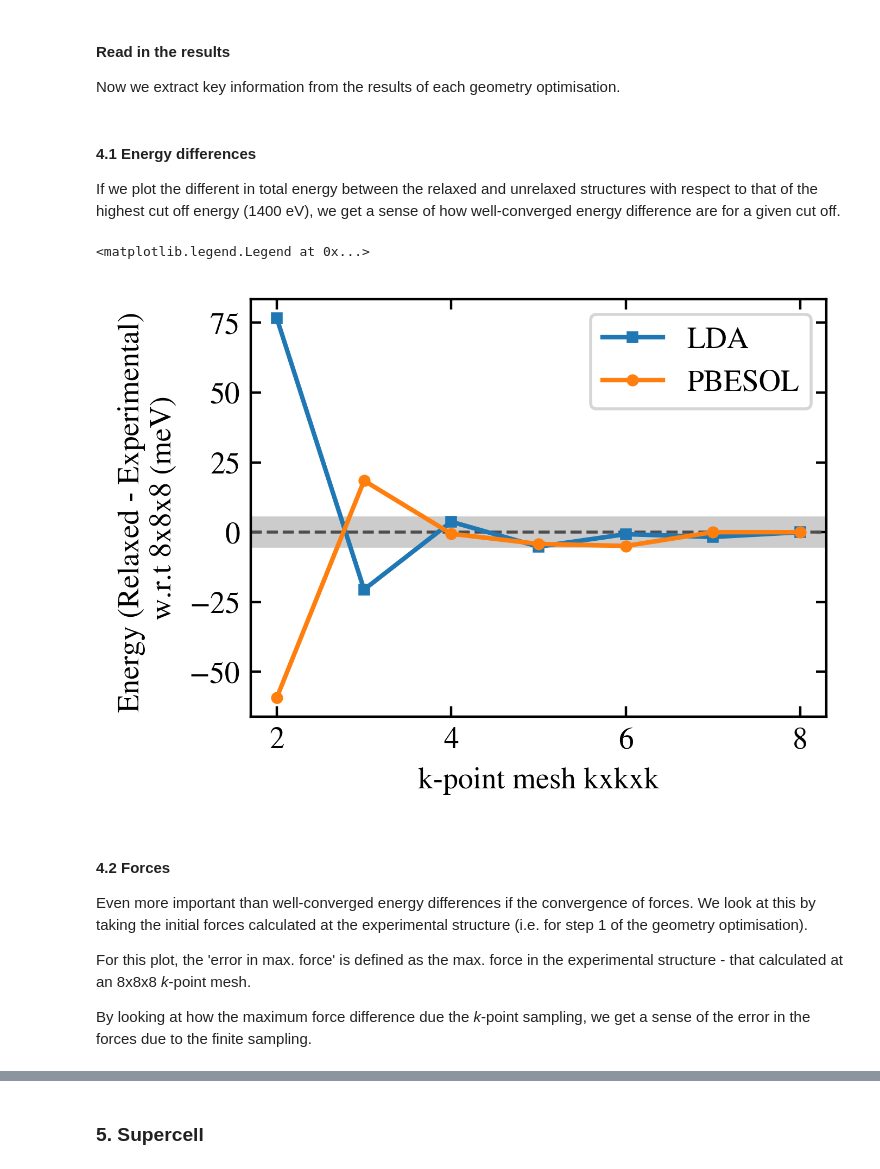
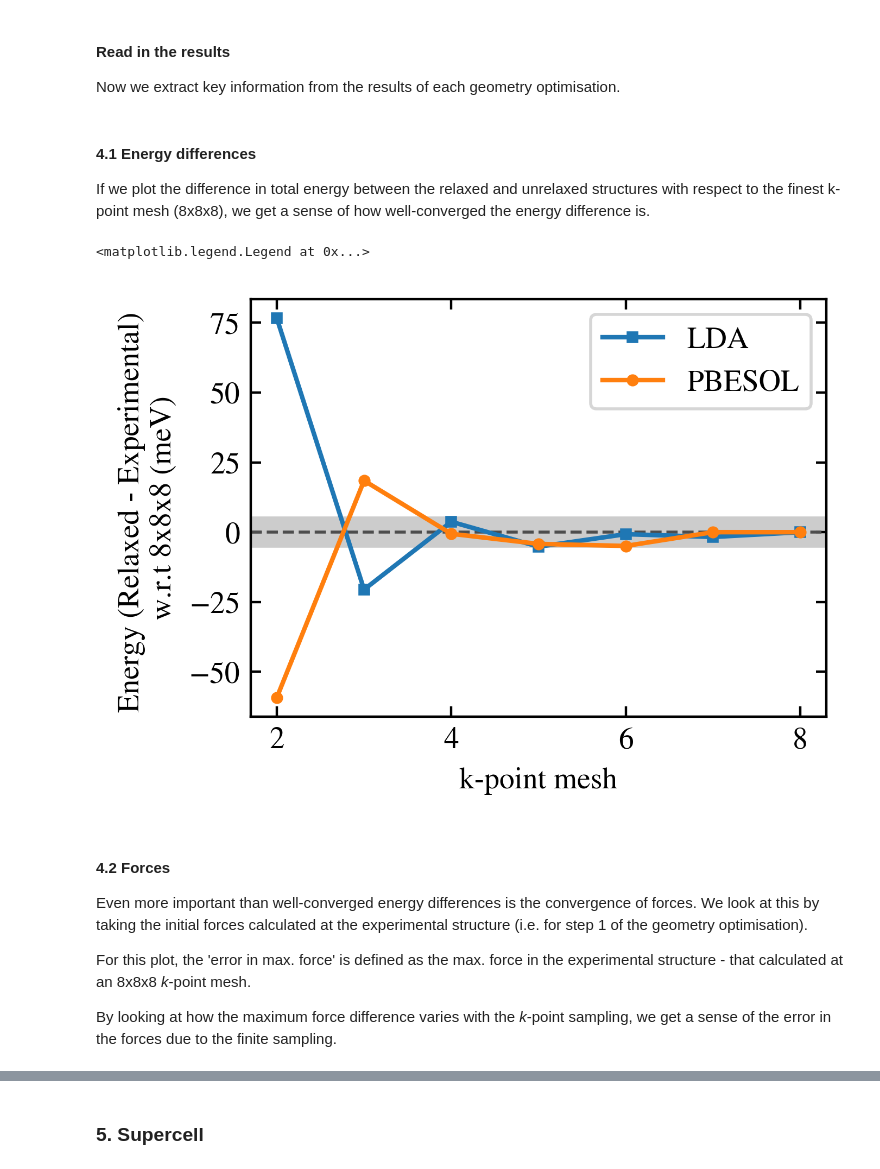
Before and after one commit to Shenton-supplemental/Li_in_Al2O3, a Jupyter notebook: Convergence.ipynb, the cells around one changed output, grey strips where cells are left out. Drawn from its saved outputs; the diff is of its cells as text; code cells hidden in the pictures.

```diff
--- a/Convergence.ipynb
+++ b/Convergence.ipynb
@@ -437,37 +427,37 @@ for xc in ["lda", "pbesol"]:
 # %% [markdown]
 #### 4.1 Energy differences
 
-If we plot the different in total energy between the relaxed and unrelaxed structures with respect to that of the highest cut off energy (1400 eV), we get a sense of how well-converged energy difference are for a given cut off.
+If we plot the difference in total energy between the relaxed and unrelaxed structures with respect to the finest k-point mesh (8x8x8), we get a sense of how well-converged the energy difference is.
 # %%
 # --- Energy differences ---#
 fig,ax=plt.subplots(1,1,figsize=std_figsize, dpi=400,constrained_layout=True)
 
 # shaded region: +/- 5 meV
 ax.axhspan(-5, 5, color="0.8")
 ax.axhline(0, color="0.3", lw=1, ls="--")
 
 for xc in ["lda", "pbesol"]:
     totens = kpts_results[xc]['energies_f']- kpts_results[xc]['energies_i']
     totens *= 1e3 # convert to meV
     ax.plot(kpts_range[1:], totens[1:] - np.array(totens)[-1],
             marker=markers[xc],label=f'{xc.upper()}', markersize=3)
 
-ax.set_xlabel('k-point mesh kxkxk')
+ax.set_xlabel('k-point mesh')
 ax.set_ylabel('Energy (Relaxed - Experimental) \nw.r.t 8x8x8 (meV)')
 
 
 ax.legend()
 # %% [output]
 <matplotlib.legend.Legend at 0x...>
-[figure, old version]
+[figure, new version]
 # %% [markdown]
 #### 4.2 Forces
 
-Even more important than well-converged energy differences if the convergence of forces. We look at this by taking the initial forces calculated at the experimental structure (i.e. for step 1 of the geometry optimisation).
+Even more important than well-converged energy differences is the convergence of forces. We look at this by taking the initial forces calculated at the experimental structure (i.e. for step 1 of the geometry optimisation).
 
 For this plot, the 'error in max. force' is defined as the max. force in the experimental structure - that calculated at an 8x8x8 _k_-point mesh.
 
-By looking at how the maximum force difference due the _k_-point sampling, we get a sense of the error in the forces due to the finite sampling.
+By looking at how the maximum force difference varies with the _k_-point sampling, we get a sense of the error in the forces due to the finite sampling.
 # %%
 # --- Forces plot ---#
 fig,ax=plt.subplots(1,1,figsize=std_figsize, dpi=400,constrained_layout=True)
```
Also changed, not shown: parts of 15 cells of this notebook, 5 other files.
